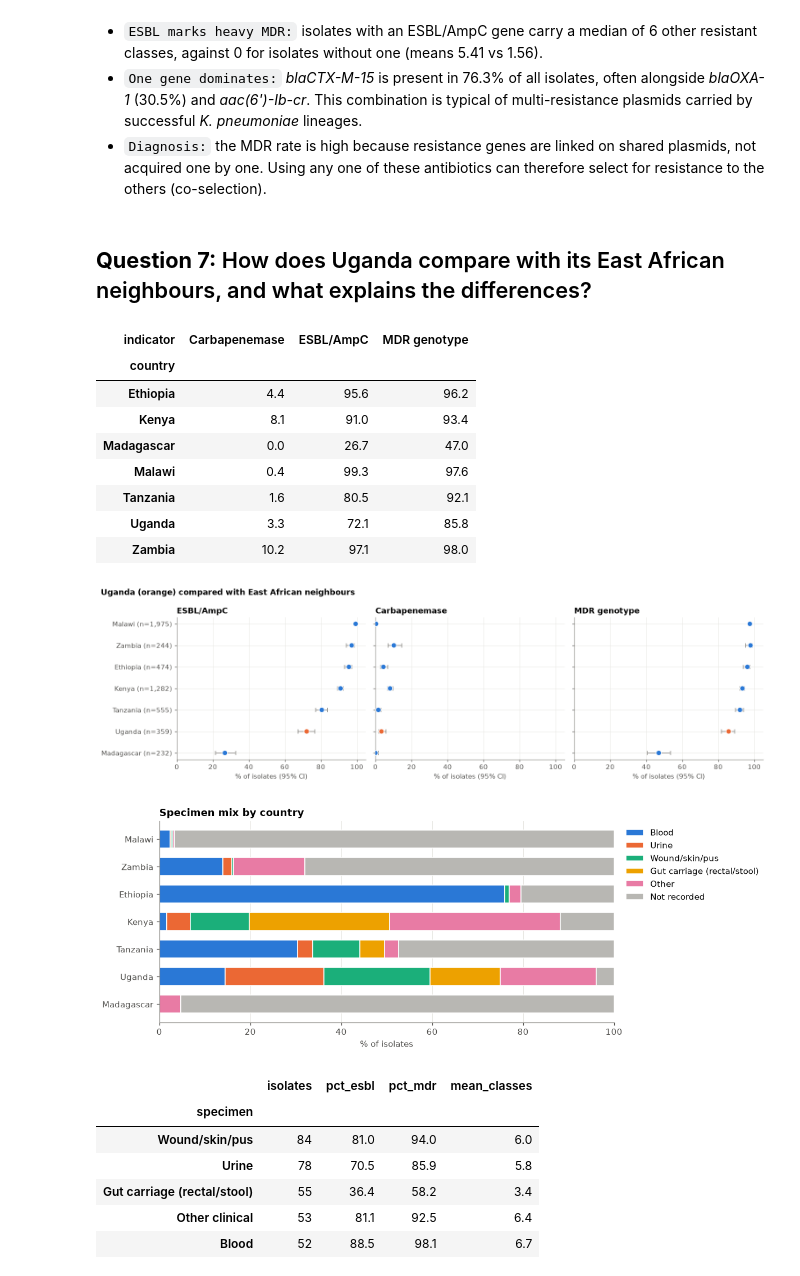
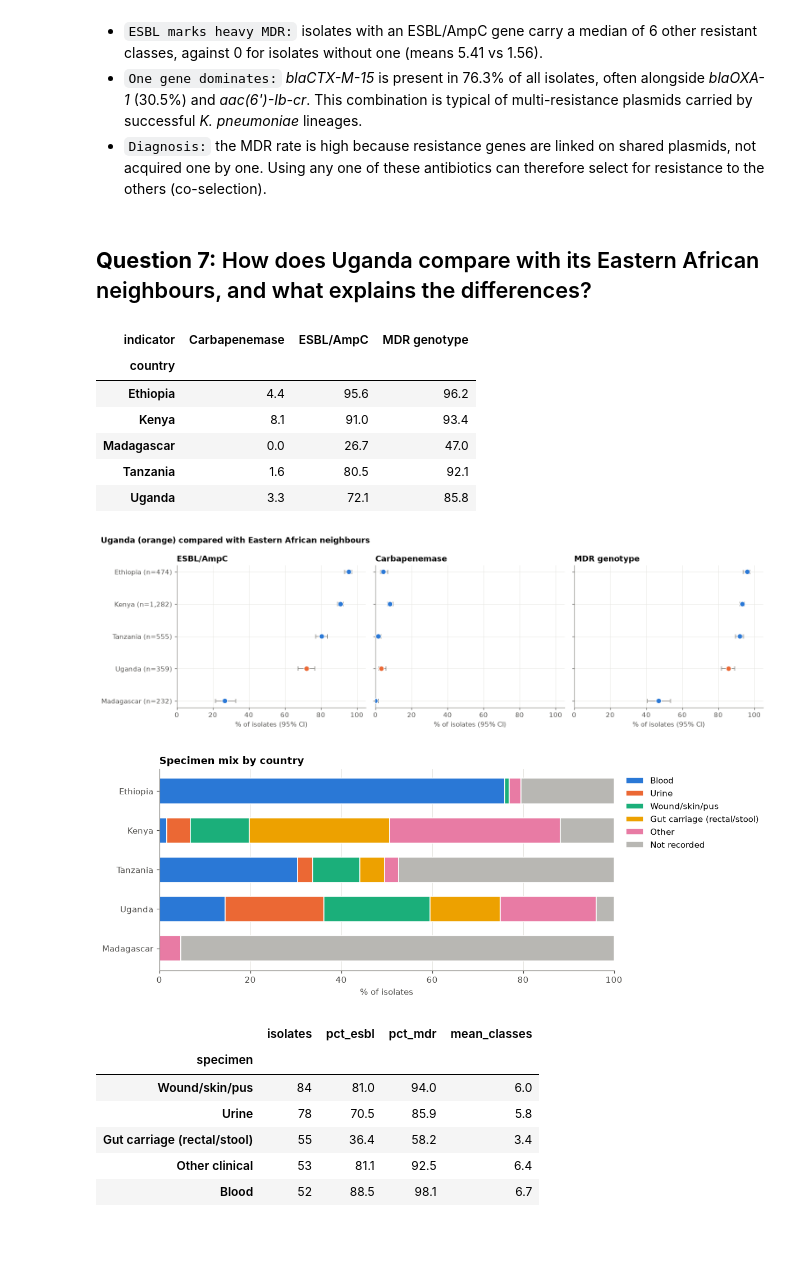
Before and after one commit to Jeremy-K-coder/klebsiella_amr_ssa, a Jupyter notebook: klebsiella_amr_descriptive_diagnostic.ipynb, the cells around one changed output. Cells and saved outputs as stored; diff of their text form; code cells hidden in the pictures; blank space fills up the shorter version.

Commit message:
Use African Union regions; add code showing the figures behind each observation
Co-Authored-By: Claude Opus 5.5 <noreply@anthropic.com>

```diff
--- a/klebsiella_amr_descriptive_diagnostic.ipynb
+++ b/klebsiella_amr_descriptive_diagnostic.ipynb
@@ -118,13 +122,14 @@ df['country'] = df['geo_loc_name'].str.split(':').str[0].str.strip()
 df['country'] = df['country'].replace({"Cote d'Ivoire": "Côte d'Ivoire", 'Swaziland': 'Eswatini', 'Republic of the Congo': 'Congo'})
 
 regions = {
-    'East Africa': ['Uganda', 'Kenya', 'Tanzania', 'Rwanda', 'Burundi', 'Ethiopia', 'Somalia', 'South Sudan', 'Sudan',
-                    'Eritrea', 'Djibouti', 'Madagascar', 'Malawi', 'Mozambique', 'Zambia', 'Zimbabwe', 'Mauritius', 'Comoros'],
-    'Southern Africa': ['South Africa', 'Botswana', 'Namibia', 'Lesotho', 'Eswatini'],
-    'West Africa': ['Nigeria', 'Ghana', 'Senegal', 'Gambia', 'Mali', 'Burkina Faso', 'Niger', 'Benin', 'Togo', 'Guinea',
-                    'Guinea-Bissau', 'Sierra Leone', 'Liberia', "Côte d'Ivoire", 'Mauritania', 'Cabo Verde'],
+    'Eastern Africa': ['Uganda', 'Kenya', 'Tanzania', 'Rwanda', 'Ethiopia', 'Somalia', 'South Sudan', 'Sudan', 'Eritrea',
+                       'Djibouti', 'Madagascar', 'Mauritius', 'Comoros', 'Seychelles'],
+    'Southern Africa': ['South Africa', 'Botswana', 'Namibia', 'Lesotho', 'Eswatini', 'Malawi', 'Mozambique', 'Zambia',
+                        'Zimbabwe', 'Angola'],
+    'Western Africa': ['Nigeria', 'Ghana', 'Senegal', 'Gambia', 'Mali', 'Burkina Faso', 'Niger', 'Benin', 'Togo', 'Guinea',
+                       'Guinea-Bissau', 'Sierra Leone', 'Liberia', "Côte d'Ivoire", 'Cabo Verde'],
     'Central Africa': ['Cameroon', 'Gabon', 'Democratic Republic of the Congo', 'Congo', 'Central African Republic',
-                       'Chad', 'Equatorial Guinea', 'Angola'],
+                       'Chad', 'Equatorial Guinea', 'Burundi', 'Sao Tome and Principe'],
 }
 region_map = {country: region for region, countries in regions.items() for country in countries}
 df['region'] = df['country'].map(region_map)
@@ -639,10 +789,10 @@ Most common ESBL/AmpC genes: {'blaCTX-M-15': 76.3, 'blaOXA-1': 30.5, 'blaOXA': 3
 - `One gene dominates:` *blaCTX-M-15* is present in 76.3% of all isolates, often alongside *blaOXA-1* (30.5%) and *aac(6')-Ib-cr*. This combination is typical of multi-resistance plasmids carried by successful *K. pneumoniae* lineages.
 - `Diagnosis:` the MDR rate is high because resistance genes are linked on shared plasmids, not acquired one by one. Using any one of these antibiotics can therefore select for resistance to the others (co-selection).
 # %% [markdown]
-## **Question 7:** How does Uganda compare with its East African neighbours, and what explains the differences?
+## **Question 7:** How does Uganda compare with its Eastern African neighbours, and what explains the differences?
 # %%
-# 3.7.1 Prevalence with 95% CI for East African countries with 100+ isolates
-east = [c for c in by_country[by_country >= 100].index if region_map.get(c) == 'East Africa']
+# 3.7.1 Prevalence with 95% CI for Eastern African countries with 100+ isolates
+east = [c for c in by_country[by_country >= 100].index if region_map.get(c) == 'Eastern Africa']
 rows = []
 for country in east:
     sub = df[df['country'] == country]
@@ -665,43 +815,41 @@ for ax, label in zip(axes, ['ESBL/AmpC', 'Carbapenemase', 'MDR genotype']):
     ax.set_xlim(0, 105)
     ax.set_xlabel('% of isolates (95% CI)')
 axes[0].set_yticks(range(len(order)), [f"{c} (n={by_country[c]:,})" for c in order])
-fig.suptitle('Uganda (orange) compared with East African neighbours', x=0.01, ha='left', fontweight='bold')
+fig.suptitle('Uganda (orange) compared with Eastern African neighbours', x=0.01, ha='left', fontweight='bold')
 fig.tight_layout()
 save(fig, 'Q7a_uganda_vs_east_africa')
 plt.show()
 
     # 3.7.3 Specimen mix by country
 mix_group = df['specimen'].replace({'Respiratory': 'Other', 'Other clinical': 'Other', 'Animal/environment': 'Other'})
 in_east = df['country'].isin(east)
 mix = pd.crosstab(df.loc[in_east, 'country'], mix_group[in_east], normalize='index') * 100
 mix = mix[['Blood', 'Urine', 'Wound/skin/pus', 'Gut carriage (rectal/stool)', 'Other', 'Not recorded']]
 
 fig, ax = plt.subplots(figsize=(11, 4.2))
 left = np.zeros(len(order))
 for col, color in zip(mix.columns, [BLUE, ORANGE, AQUA, YELLOW, MAGENTA, GREY]):
     vals = mix.loc[order, col].values
     ax.barh(order, vals, left=left, color=color, label=col, height=0.65, edgecolor='white', linewidth=1)
     left += vals
 ax.set_title('Specimen mix by country')
 ax.set_xlabel('% of isolates')
 ax.set_xlim(0, 100)
 ax.legend(bbox_to_anchor=(1.01, 1), loc='upper left')
 ax.grid(axis='y', visible=False)
 fig.tight_layout()
 save(fig, 'Q7b_specimen_mix_east_africa')
 plt.show()
 # %% [output]
 | indicator | Carbapenemase | ESBL/AmpC | MDR genotype |
 | country |  |  |  |
 | Ethiopia | 4.4 | 95.6 | 96.2 |
 | Kenya | 8.1 | 91.0 | 93.4 |
 | Madagascar | 0.0 | 26.7 | 47.0 |
-| Malawi | 0.4 | 99.3 | 97.6 |
 | Tanzania | 1.6 | 80.5 | 92.1 |
 | Uganda | 3.3 | 72.1 | 85.8 |
-| Zambia | 10.2 | 97.1 | 98.0 |
-[figure, old version]
+[figure, new version]
-[figure, old version]
+[figure, new version]
 # %%
 # 3.7.4 Uganda: resistance by specimen and the studies behind the data
 ug = df[df['country'] == 'Uganda']
```
Also changed, not shown: parts of 19 cells of this notebook, 5 other files.
